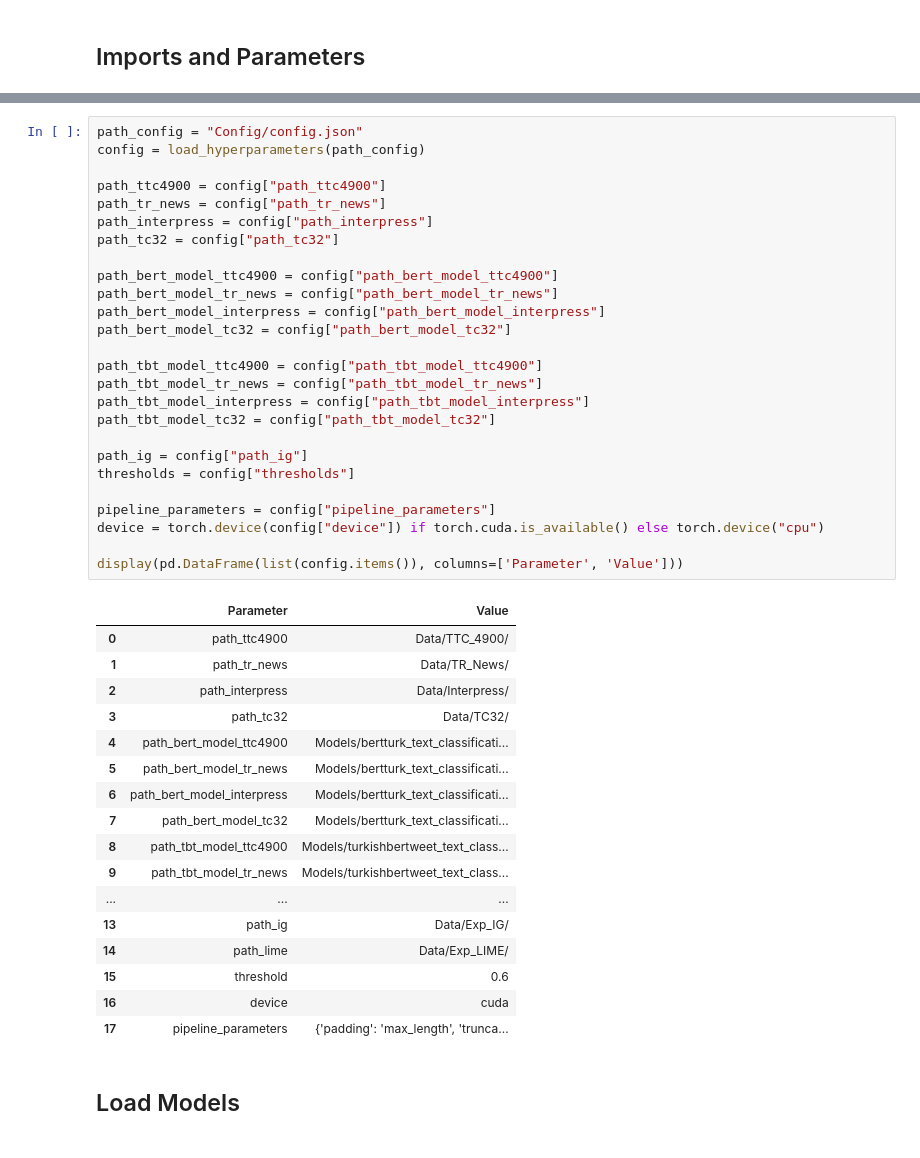
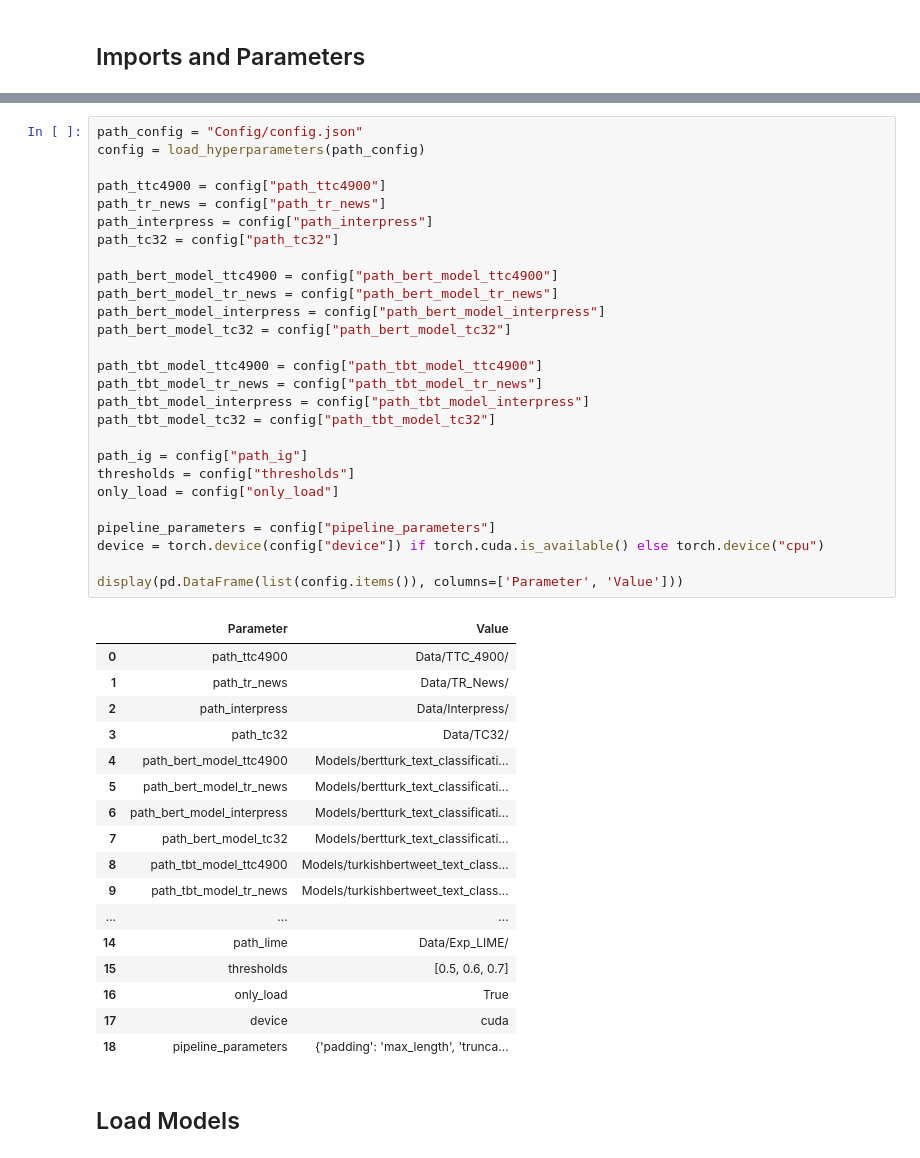
Before and after one commit to onurporsuk/Quantitative-Evaluation-of-Explainability-in-TR, a Jupyter notebook: src/Explainability_IG_with_BERT_in_Turkish_Text_Classification.ipynb, the cells around one changed output, grey strips where cells are left out. Cells and saved outputs as stored; diff of their text form.

```diff
--- a/src/Explainability_IG_with_BERT_in_Turkish_Text_Classification.ipynb
+++ b/src/Explainability_IG_with_BERT_in_Turkish_Text_Classification.ipynb
@@ -44,38 +44,39 @@ path_tc32 = config["path_tc32"]
 path_bert_model_ttc4900 = config["path_bert_model_ttc4900"]
 path_bert_model_tr_news = config["path_bert_model_tr_news"]
 path_bert_model_interpress = config["path_bert_model_interpress"]
 path_bert_model_tc32 = config["path_bert_model_tc32"]
 
 path_tbt_model_ttc4900 = config["path_tbt_model_ttc4900"]
 path_tbt_model_tr_news = config["path_tbt_model_tr_news"]
 path_tbt_model_interpress = config["path_tbt_model_interpress"]
 path_tbt_model_tc32 = config["path_tbt_model_tc32"]
 
 path_ig = config["path_ig"]
 thresholds = config["thresholds"]
+only_load = config["only_load"]
 
 pipeline_parameters = config["pipeline_parameters"]
 device = torch.device(config["device"]) if torch.cuda.is_available() else torch.device("cpu")
 
 display(pd.DataFrame(list(config.items()), columns=['Parameter', 'Value']))
 # %% [output]
 |  | Parameter | Value |
 | 0 | path_ttc4900 | Data/TTC_4900/ |
 | 1 | path_tr_news | Data/TR_News/ |
 | 2 | path_interpress | Data/Interpress/ |
 | 3 | path_tc32 | Data/TC32/ |
 | 4 | path_bert_model_ttc4900 | Models/bertturk_text_classificati... |
 | 5 | path_bert_model_tr_news | Models/bertturk_text_classificati... |
 | 6 | path_bert_model_interpress | Models/bertturk_text_classificati... |
 | 7 | path_bert_model_tc32 | Models/bertturk_text_classificati... |
 | 8 | path_tbt_model_ttc4900 | Models/turkishbertweet_text_class... |
 | 9 | path_tbt_model_tr_news | Models/turkishbertweet_text_class... |
 | ... | ... | ... |
-| 13 | path_ig | Data/Exp_IG/ |
 | 14 | path_lime | Data/Exp_LIME/ |
-| 15 | threshold | 0.6 |
-| 16 | device | cuda |
-| 17 | pipeline_parameters | {'padding': 'max_length', 'trunca... |
+| 15 | thresholds | [0.5, 0.6, 0.7] |
+| 16 | only_load | True |
+| 17 | device | cuda |
+| 18 | pipeline_parameters | {'padding': 'max_length', 'trunca... |
 # %% [markdown]
 ## Load Models
 # %%
```
Also changed, not shown: parts of 32 cells of this notebook, 11 other files.
